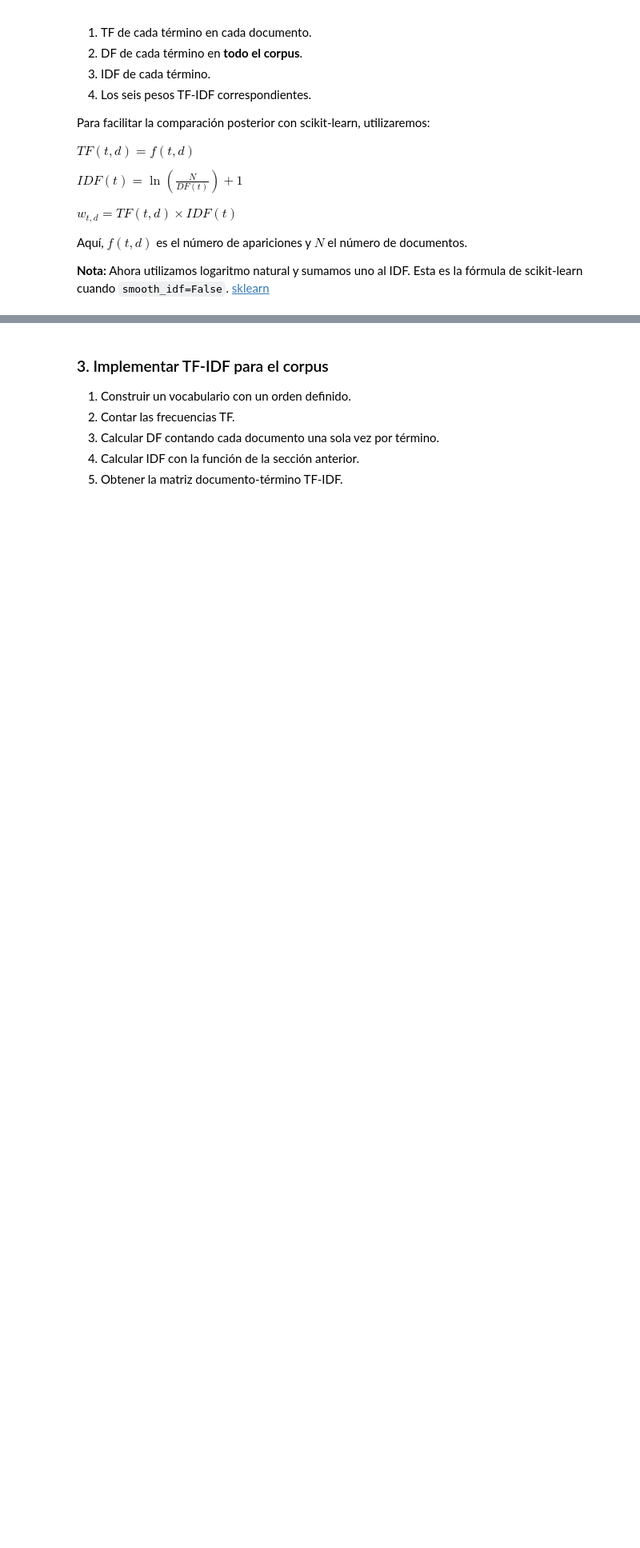
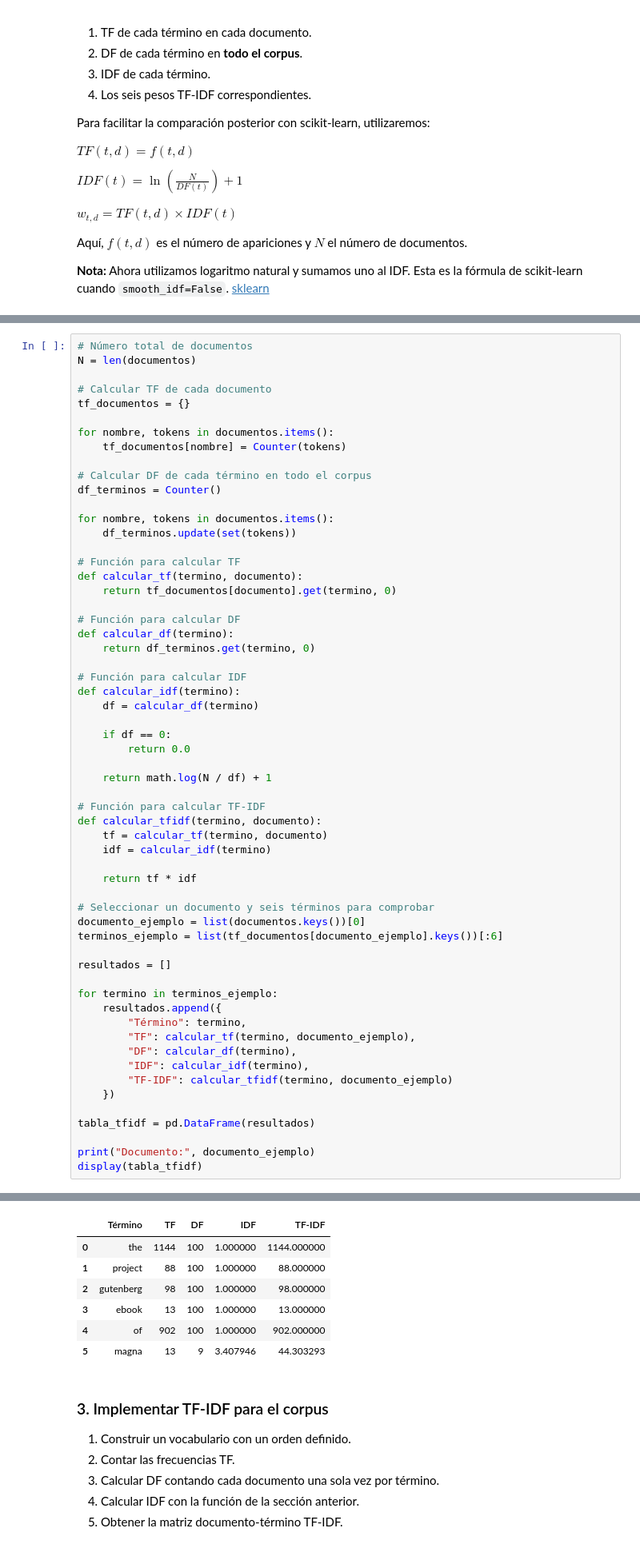
Before and after one commit to Handresth404/Recuperacion-de-Informacion, a Jupyter notebook: Unidad 1/03/03_vectorsearch.ipynb, the cells around one changed output, grey strips where cells are left out. Shown at 80% size. Cells and saved outputs as stored; diff of their text form; blank space fills up the shorter version.

```diff
--- a/Unidad 1/03/03_vectorsearch.ipynb
+++ b/Unidad 1/03/03_vectorsearch.ipynb
@@ -51,0 +167,60 @@ Aquí, $f(t,d)$ es el número de apariciones y $N$ el número de documentos.
+# %%
+# Número total de documentos
+N = len(documentos)
+
+# Calcular TF de cada documento
+tf_documentos = {}
+
+for nombre, tokens in documentos.items():
+    tf_documentos[nombre] = Counter(tokens)
+
+# Calcular DF de cada término en todo el corpus
+df_terminos = Counter()
+
+for nombre, tokens in documentos.items():
+    df_terminos.update(set(tokens))
+
+# Función para calcular TF
+def calcular_tf(termino, documento):
+    return tf_documentos[documento].get(termino, 0)
+
+# Función para calcular DF
+def calcular_df(termino):
+    return df_terminos.get(termino, 0)
+
+# Función para calcular IDF
+def calcular_idf(termino):
+    df = calcular_df(termino)
+
+    if df == 0:
+        return 0.0
+
+    return math.log(N / df) + 1
+
+# Función para calcular TF-IDF
+def calcular_tfidf(termino, documento):
+    tf = calcular_tf(termino, documento)
+    idf = calcular_idf(termino)
+
+    return tf * idf
+
+# Seleccionar un documento y seis términos para comprobar
+documento_ejemplo = list(documentos.keys())[0]
+terminos_ejemplo = list(tf_documentos[documento_ejemplo].keys())[:6]
+
+resultados = []
+
+for termino in terminos_ejemplo:
+    resultados.append({
+        "Término": termino,
+        "TF": calcular_tf(termino, documento_ejemplo),
+        "DF": calcular_df(termino),
+        "IDF": calcular_idf(termino),
+        "TF-IDF": calcular_tfidf(termino, documento_ejemplo)
+    })
+
+tabla_tfidf = pd.DataFrame(resultados)
+
+print("Documento:", documento_ejemplo)
+display(tabla_tfidf)
+# %% [output]
@@ -52,3 +228,10 @@ Aquí, $f(t,d)$ es el número de apariciones y $N$ el número de documentos.
+|  | Término | TF | DF | IDF | TF-IDF |
+| 0 | the | 1144 | 100 | 1.000000 | 1144.000000 |
+| 1 | project | 88 | 100 | 1.000000 | 88.000000 |
+| 2 | gutenberg | 98 | 100 | 1.000000 | 98.000000 |
+| 3 | ebook | 13 | 100 | 1.000000 | 13.000000 |
+| 4 | of | 902 | 100 | 1.000000 | 902.000000 |
+| 5 | magna | 13 | 9 | 3.407946 | 44.303293 |
 # %% [markdown]
 ### 3. Implementar TF-IDF para el corpus
 
```
Also changed, not shown: parts of 12 cells of this notebook.
